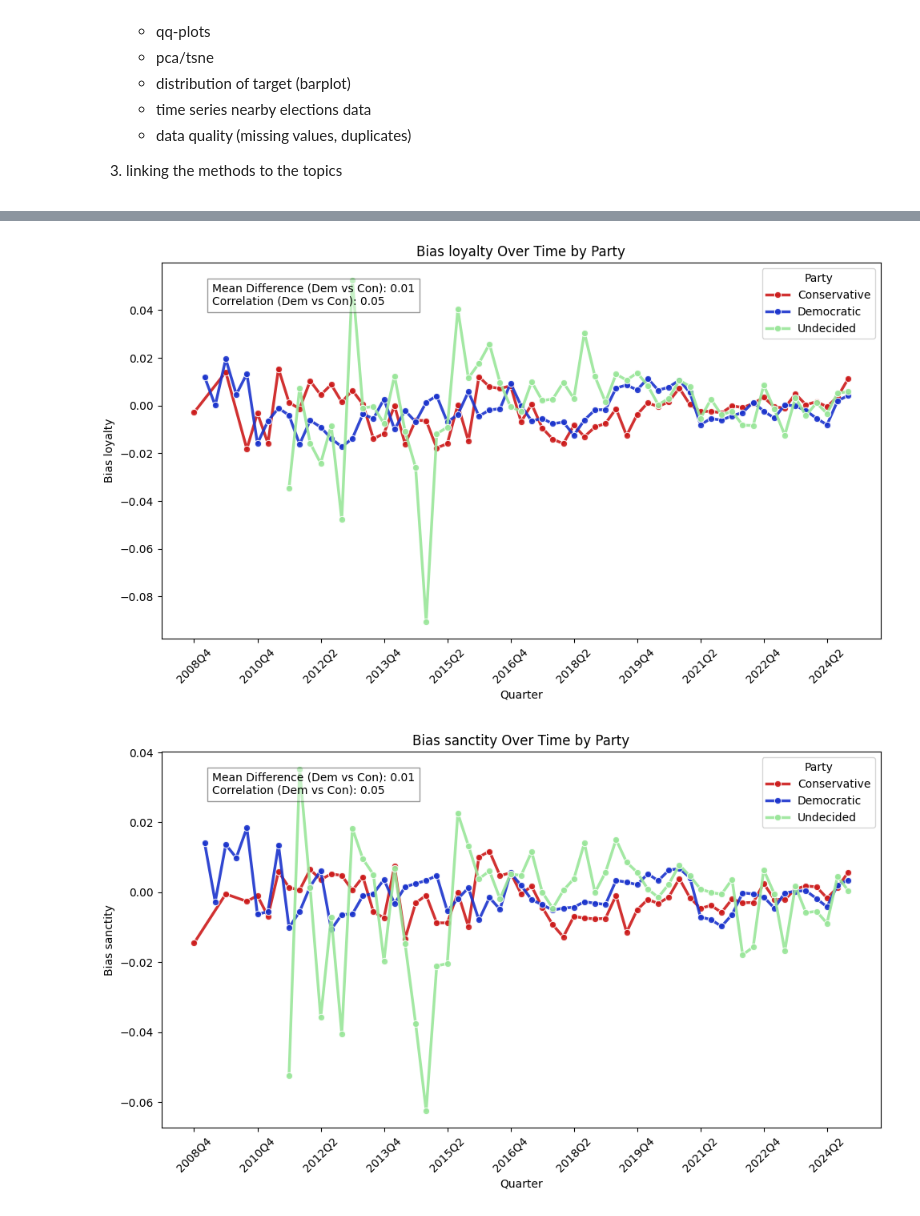
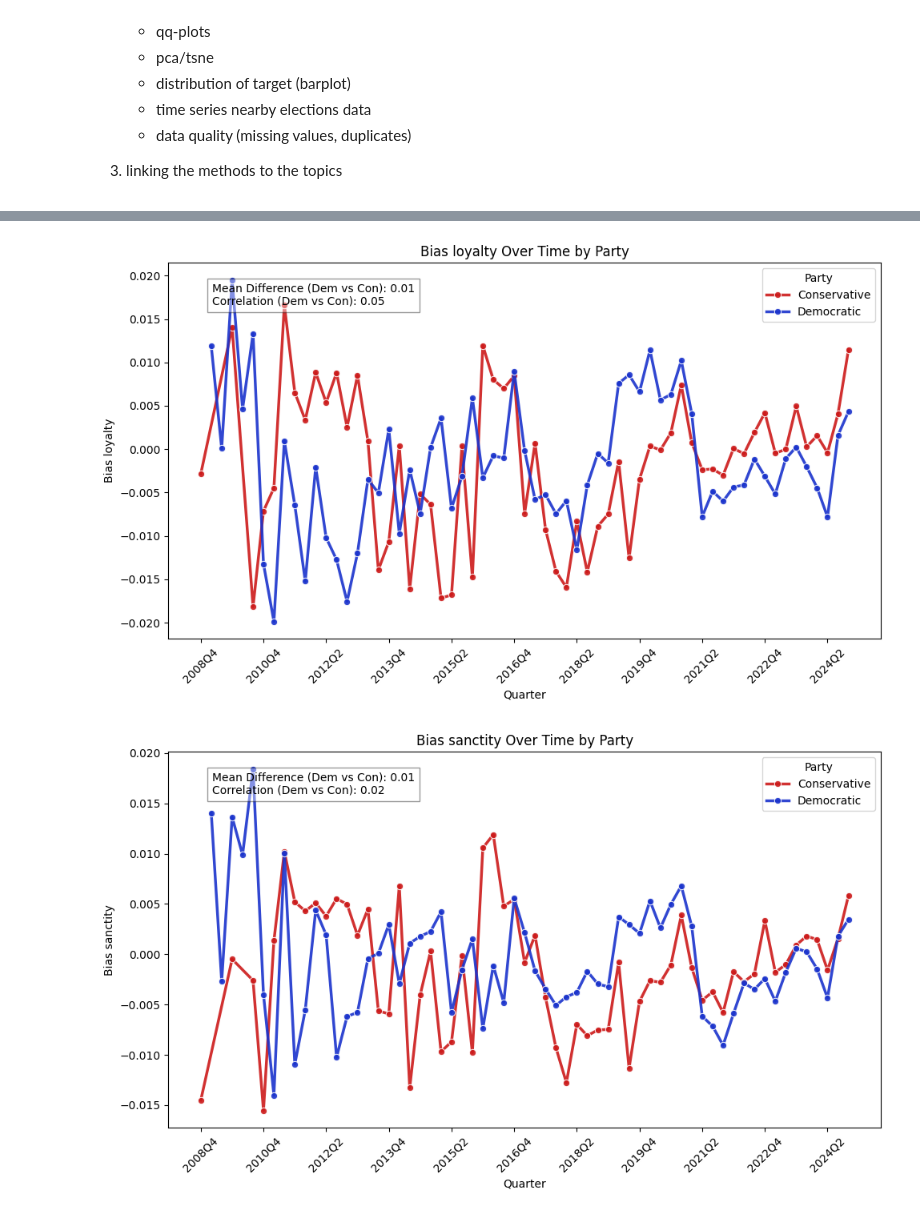
Before and after one commit to edo-lucio/predicting-political-view, a Jupyter notebook: nb.ipynb, the cells around one changed output, grey strips where cells are left out. Drawn from its saved outputs; the diff is of its cells as text; code cells hidden in the pictures.

```diff
--- a/nb.ipynb
+++ b/nb.ipynb
@@ -229,7 +201,7 @@ def add_party_scores(data: pd.DataFrame, value: str, log: bool = False) -> pd.Da
         pivoted[col] = (pivoted[col] - pivoted[col].mean()) / pivoted[col].std()
 
     pivoted["c_d"] = pivoted["c"] - pivoted["d"]
-    pivoted = pivoted.fillna(0)
+    pivoted = pivoted.fillna(1)
 
     result = data.merge(right=pivoted, on="username", how="left")
 
@@ -400,7 +395,7 @@ def plot_decision_boundaries(xx, yy, penalty_labels, custom_cmap, data, x_featur
         alpha=0.5,  # Reduced alpha for transparency
         hue_order=["Conservative", "Democratic", "Undecided"]
     )
-    plt.title("Decision Boundaries of KMeans Clusters (With Closeness Logic)", fontsize=16)
+    plt.title("Decision Boundaries of KMeans Clusters", fontsize=16)
     plt.xlabel("Conservative (C) Score", fontsize=12)
     plt.ylabel("Democratic (D) Score", fontsize=12)
     plt.legend(title="Cluster", loc='best')
@@ -468,6 +463,5 @@ def detect_parties(data, proximity_threshold=1.5, plot_data=False):
     return data
 
 # Apply process to both datasets
-log_transformed_data_pivoted = detect_parties(log_transformed_data_pivoted, 1.5, plot_data=True)
-transformed_data_pivoted = detect_parties(transformed_data_pivoted, 1.5, plot_data=True)
+log_grouped = detect_parties(log_grouped, 1, plot_data=True)
 # %% [output]
@@ -581,16 +567,11 @@ import seaborn as sns
 import matplotlib.pyplot as plt
 from scipy.stats import pearsonr
 
-# Convert 'posted_time' to datetime if not already
 log_transformed_data_pivoted['posted_time'] = pd.to_datetime(log_transformed_data_pivoted['posted_time'])
+log_transformed_data_pivoted = log_transformed_data_pivoted.merge(right=log_grouped[["username", "party"]], on="username", how="left")
 
-# Debugging step: Check date range
-print("Date range in 'posted_time':", log_transformed_data_pivoted['posted_time'].min(), "to", log_transformed_data_pivoted['posted_time'].max())
-
-# Create quarterly periods
 log_transformed_data_pivoted['quarter'] = log_transformed_data_pivoted['posted_time'].dt.to_period('Q')
 
-# Group by quarter and party
 grouped = log_transformed_data_pivoted.groupby(['quarter', 'party']).agg({
     'bias_fairness': 'mean',
     'bias_care': 'mean',
@@ -604,10 +585,8 @@ grouped = log_transformed_data_pivoted.groupby(['quarter', 'party']).agg({
     'intensity_sanctity': 'mean',
 }).reset_index()
 
-# Debugging step: Check unique quarters
 print("Unique quarters after grouping:", grouped['quarter'].unique())
 
-# Convert quarter to string for plotting
 grouped['quarter'] = grouped['quarter'].astype(str)
 
 # Define party colors with a lighter, less intense 'Undecided'
@@ -617,7 +596,6 @@ party_colors = {
     'Undecided': (0.6, 0.9, 0.6, 0.3),  # Light green with low intensity
 }
 
-# Calculate mean difference and correlation
 def calculate_metrics(df, dimension):
     # Pivot data for comparison
     pivot = df.pivot(index='quarter', columns='party', values=dimension)
@@ -705,2 +682,2 @@ Length: 63, dtype: period[Q-DEC]
-[figure, old version]
+[figure, new version]
-[figure, old version]
+[figure, new version]
```
Also changed, not shown: parts of 23 cells of this notebook.
